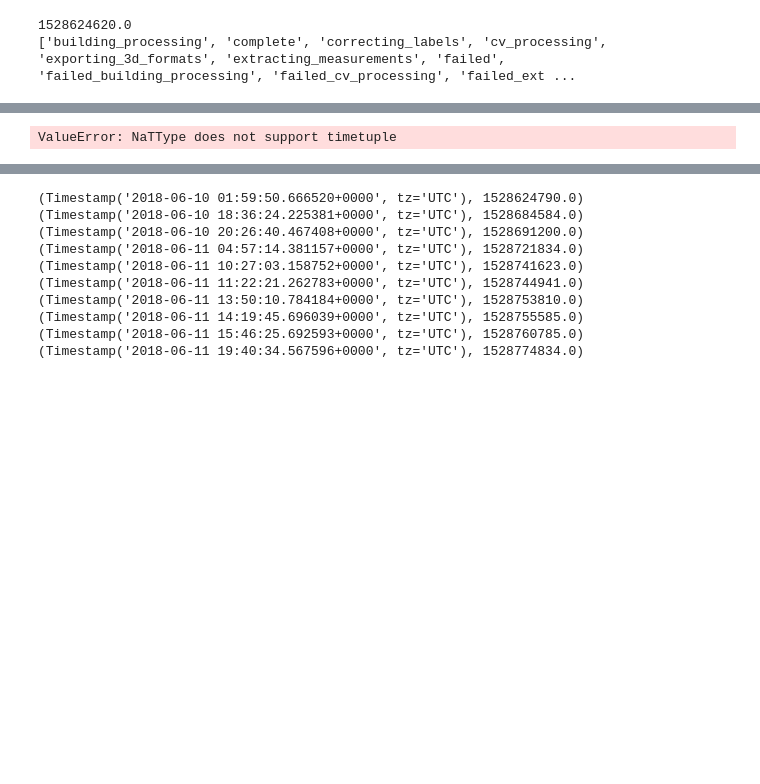
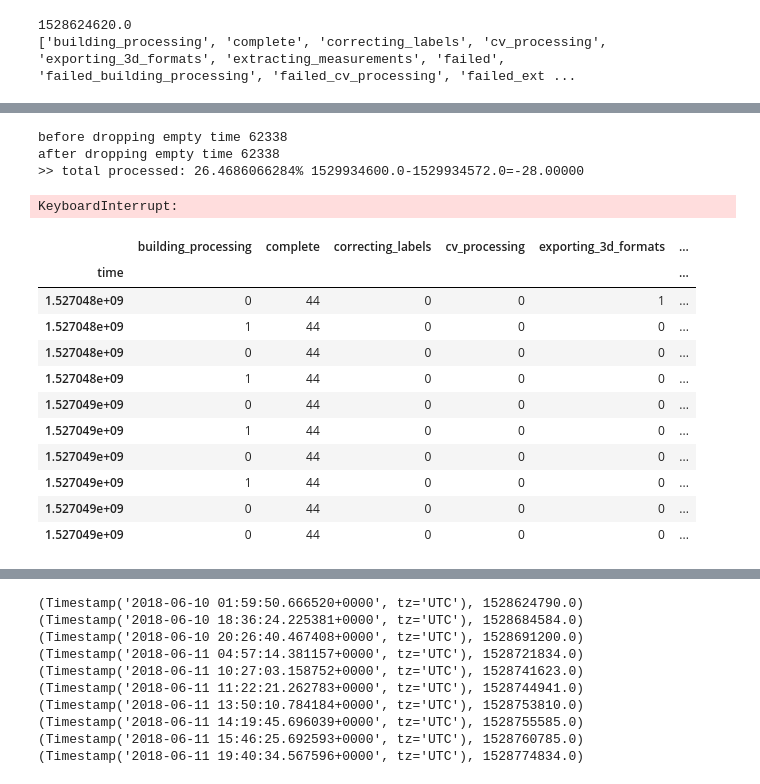
Before and after one commit to ConvMech/TAT-Estimation, a Jupyter notebook: understand_time_addition.ipynb, the cells around one changed output, grey strips where cells are left out. Drawn from its saved outputs; the diff is of its cells as text; code cells hidden in the pictures; blank space fills up the shorter version.

```diff
--- a/understand_time_addition.ipynb
+++ b/understand_time_addition.ipynb
@@ -69,26 +152,63 @@ def add_task_column(raw_data,taskqueue):
 
     new_columns = list(taskqueue)
     timeHistKeyList = list(taskqueue.index)
+    timeHistKeyListsize = len(timeHistKeyList)
 
     selected_data = raw_data # first add new columns
     for new_name in new_columns:
         selected_data[new_name] = np.nan
 
+    print("before dropping empty time {}".format(selected_data.shape[0]))
+    selected_data.dropna(subset=['order_created_at'],inplace=True)
+    total_num = selected_data.shape[0]
+    print("after dropping empty time {}".format(total_num))
+
     selected_data["order_created_at"] = pd.to_datetime(raw_data["order_created_at"], utc=True, errors='coerce')
 
+    for index, row in selected_data.iterrows():
 
-    for index, row in selected_data.iterrows():
         onetime = row['order_created_at']
+        if(pd.isnull(onetime)):
+            continue
         timestamp = time.mktime(onetime.timetuple())
         ind = bisect.bisect_left(timeHistKeyList, timestamp) # match with the nearest timestamp
-        key = timeHistKeyList[ind-1]
+        key_small = timeHistKeyList[ind-1]
+        if ind < timeHistKeyListsize:
+            key_big = timeHistKeyList[ind]
+            key = key_small if abs(timestamp - key_small) < abs(timestamp - key_big) else key_big
+        else:
+            key = key_big
         new_data = taskqueue.loc[key]
         for feed_column in new_columns:
-            selected_data[feed_column] = new_data[feed_column] # add the needed data into those places
+            selected_data.loc[index, feed_column] = new_data[feed_column] # add the needed data into those places
+            #row[feed_column] = new_data[feed_column]
+
+        if index%100 == 0:
+            sys.stdout.write(
+                "\r>> total processed: {}% {}-{}={}".format(100*index/(total_num+0.0),key,timestamp,timestamp-key))
+            sys.stdout.flush()
 
     return selected_data
 
-selected_data = add_task_column(raw_data,taskData)
-display(selected_data.head(2))
+merged_data = add_task_column(raw_data,taskData)
+display(merged_data.head(2))
 # %% [output]
-ValueError: NaTType does not support timetuple
+before dropping empty time 62338
+after dropping empty time 62338
+>> total processed: 26.4686066284% 1529934600.0-1529934572.0=-28.00000
+KeyboardInterrupt:
+# %%
+display(taskData.iloc[25000:25010])
+# %% [output]
+|  | building_processing | complete | correcting_labels | cv_processing | exporting_3d_formats | ... |
+| time |  |  |  |  |  | ... |
+| 1.527048e+09 | 0 | 44 | 0 | 0 | 1 | ... |
+| 1.527048e+09 | 1 | 44 | 0 | 0 | 0 | ... |
+| 1.527048e+09 | 0 | 44 | 0 | 0 | 0 | ... |
+| 1.527048e+09 | 1 | 44 | 0 | 0 | 0 | ... |
+| 1.527049e+09 | 0 | 44 | 0 | 0 | 0 | ... |
+| 1.527049e+09 | 1 | 44 | 0 | 0 | 0 | ... |
+| 1.527049e+09 | 0 | 44 | 0 | 0 | 0 | ... |
+| 1.527049e+09 | 1 | 44 | 0 | 0 | 0 | ... |
+| 1.527049e+09 | 0 | 44 | 0 | 0 | 0 | ... |
+| 1.527049e+09 | 0 | 44 | 0 | 0 | 0 | ... |
```
Also changed, not shown: parts of 10 cells of this notebook.
